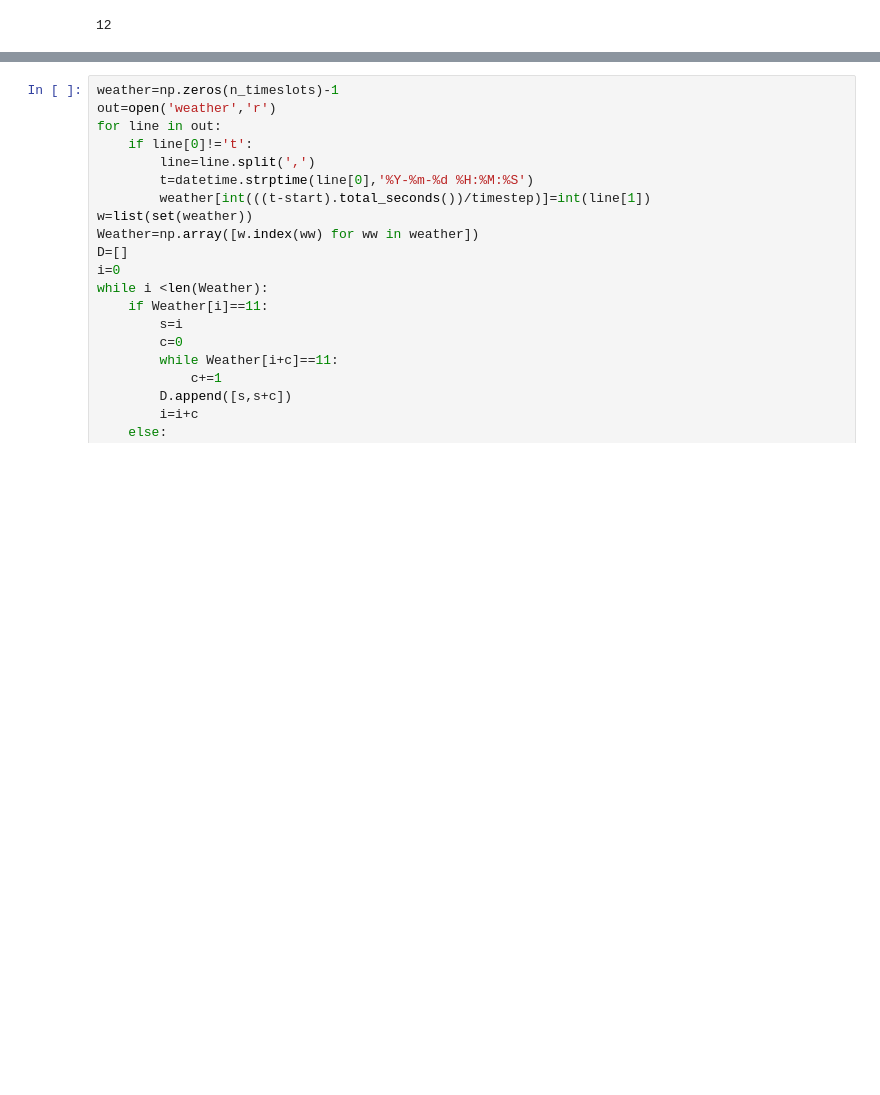
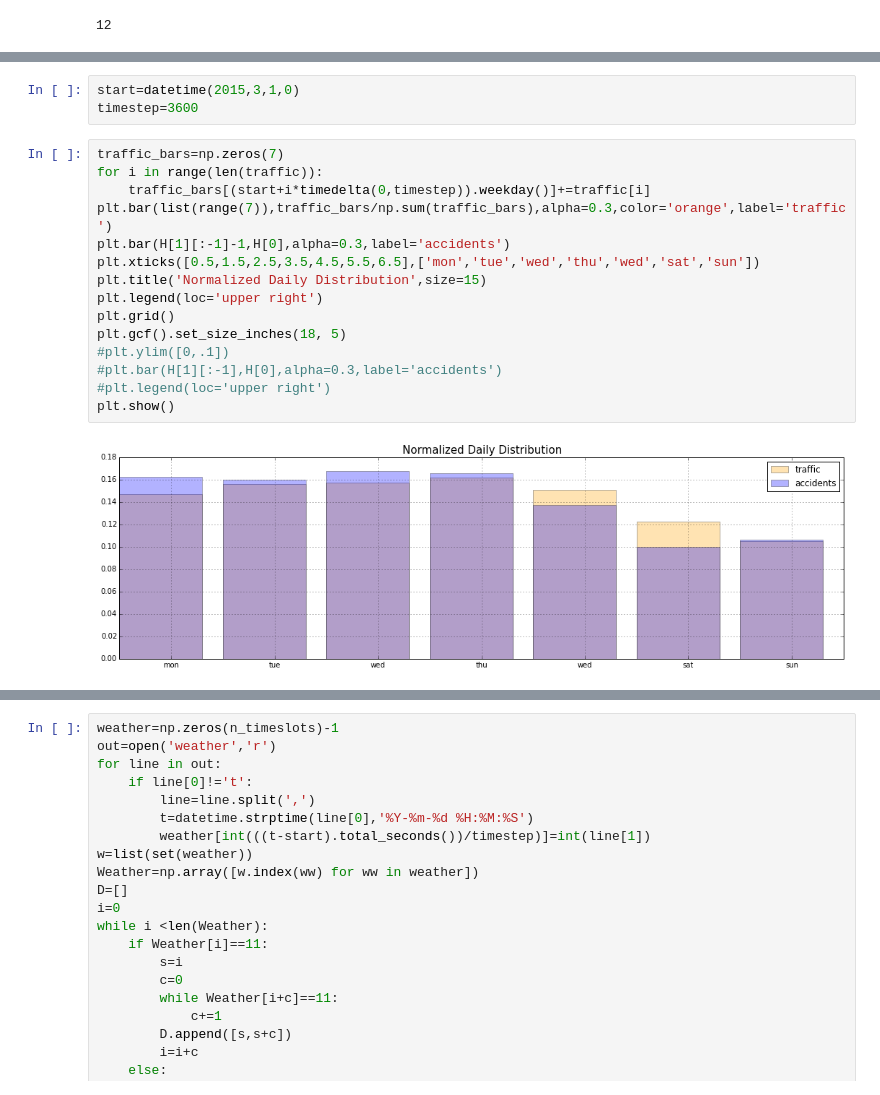
Before and after one commit to massaroantonio/telecom_bigdata, a Jupyter notebook: get_features.ipynb, the cells around one changed output, grey strips where cells are left out. Drawn from its saved outputs; the diff is of its cells as text; blank space fills up the shorter version.

```diff
--- a/get_features.ipynb
+++ b/get_features.ipynb
@@ -166,0 +168,20 @@ array([ 0.,  0.,  0.,  0.,  0.,  0.,  0.,  0.,  0.,  0.,  0.,  0.,  0.,
+# %%
+start=datetime(2015,3,1,0)
+timestep=3600
+# %%
+traffic_bars=np.zeros(7)
+for i in range(len(traffic)):
+    traffic_bars[(start+i*timedelta(0,timestep)).weekday()]+=traffic[i]
+plt.bar(list(range(7)),traffic_bars/np.sum(traffic_bars),alpha=0.3,color='orange',label='traffic')
+plt.bar(H[1][:-1]-1,H[0],alpha=0.3,label='accidents')
+plt.xticks([0.5,1.5,2.5,3.5,4.5,5.5,6.5],['mon','tue','wed','thu','wed','sat','sun'])
+plt.title('Normalized Daily Distribution',size=15)
+plt.legend(loc='upper right')
+plt.grid()
+plt.gcf().set_size_inches(18, 5)
+#plt.ylim([0,.1])
+#plt.bar(H[1][:-1],H[0],alpha=0.3,label='accidents')
+#plt.legend(loc='upper right')
+plt.show()
+# %% [output]
+[figure, added]
```
Also changed, not shown: parts of 7 cells of this notebook, 6 other files.
